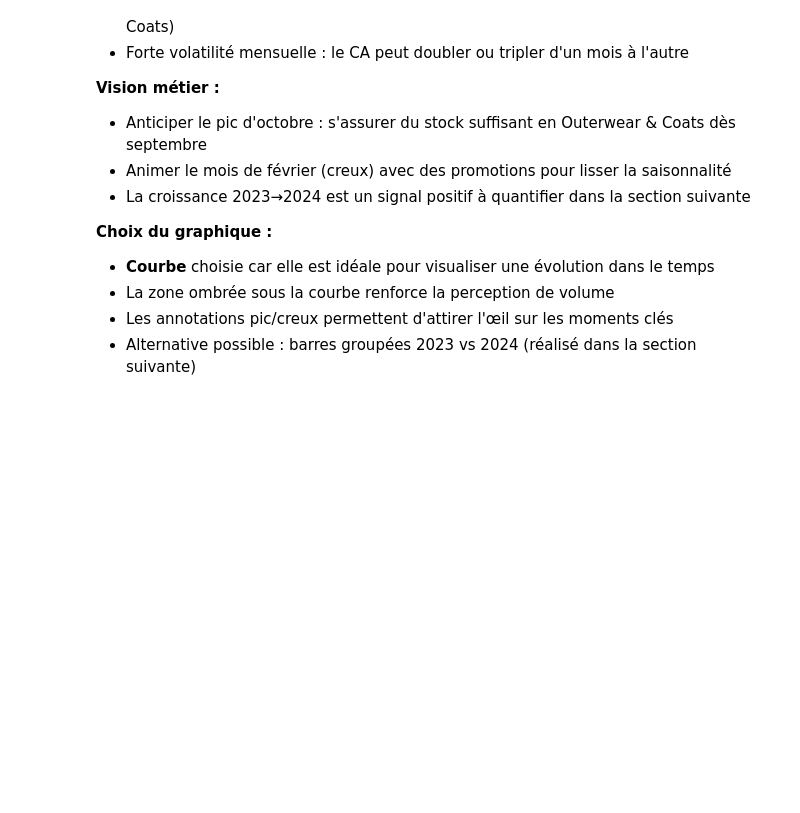
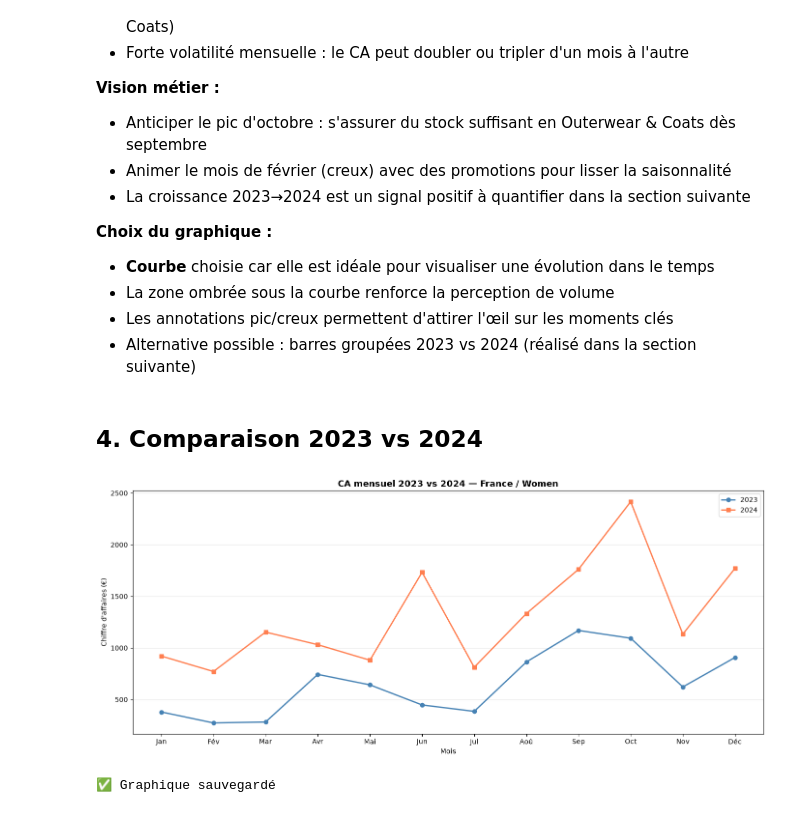
Before and after one commit to Fatima-Zahra37/projet-ecommerce-data, a Jupyter notebook: notebooks/eda_ecommerce.ipynb, the cells around one changed output. Saved outputs shown, nothing was run; the diff lists cells and outputs as text; code cells hidden in the pictures; blank space fills up the shorter version.

Commit message:
feat : EDA - comparaison 2023 vs 2024 et écarts

```diff
--- a/notebooks/eda_ecommerce.ipynb
+++ b/notebooks/eda_ecommerce.ipynb
@@ -526,3 +526,35 @@ print("✅ Graphique sauvegardé")
 - La zone ombrée sous la courbe renforce la perception de volume
 - Les annotations pic/creux permettent d'attirer l'œil sur les moments clés
 - Alternative possible : barres groupées 2023 vs 2024 (réalisé dans la section suivante)
+# %% [markdown]
+## 4. Comparaison 2023 vs 2024
+# %%
+# Séries mensuelles 2023 vs 2024
+df_ventes['annee'] = df_ventes['item_created_at'].dt.year
+df_ventes['mois_num'] = df_ventes['item_created_at'].dt.month
+
+ca_2023 = df_ventes[df_ventes['annee'] == 2023].groupby('mois_num')['sale_price'].sum()
+ca_2024 = df_ventes[df_ventes['annee'] == 2024].groupby('mois_num')['sale_price'].sum()
+
+mois_labels = ['Jan', 'Fév', 'Mar', 'Avr', 'Mai', 'Jun',
+               'Jul', 'Aoû', 'Sep', 'Oct', 'Nov', 'Déc']
+
+fig, ax = plt.subplots(figsize=(14, 6))
+ax.plot(mois_labels, ca_2023.reindex(range(1,13), fill_value=0),
+        marker='o', color='steelblue', linewidth=2, label='2023')
+ax.plot(mois_labels, ca_2024.reindex(range(1,13), fill_value=0),
+        marker='s', color='coral', linewidth=2, label='2024')
+
+ax.set_title("CA mensuel 2023 vs 2024 — France / Women",
+             fontsize=13, fontweight='bold')
+ax.set_xlabel("Mois")
+ax.set_ylabel("Chiffre d'affaires (€)")
+ax.legend()
+ax.grid(axis='y', alpha=0.3)
+plt.tight_layout()
+plt.savefig('../data/viz_ca_2023_vs_2024.png', dpi=150, bbox_inches='tight')
+plt.show()
+print("✅ Graphique sauvegardé")
+# %% [output]
+[figure, added]
+✅ Graphique sauvegardé
```
Also changed, not shown: parts of 2 cells of this notebook, 1 other file.
